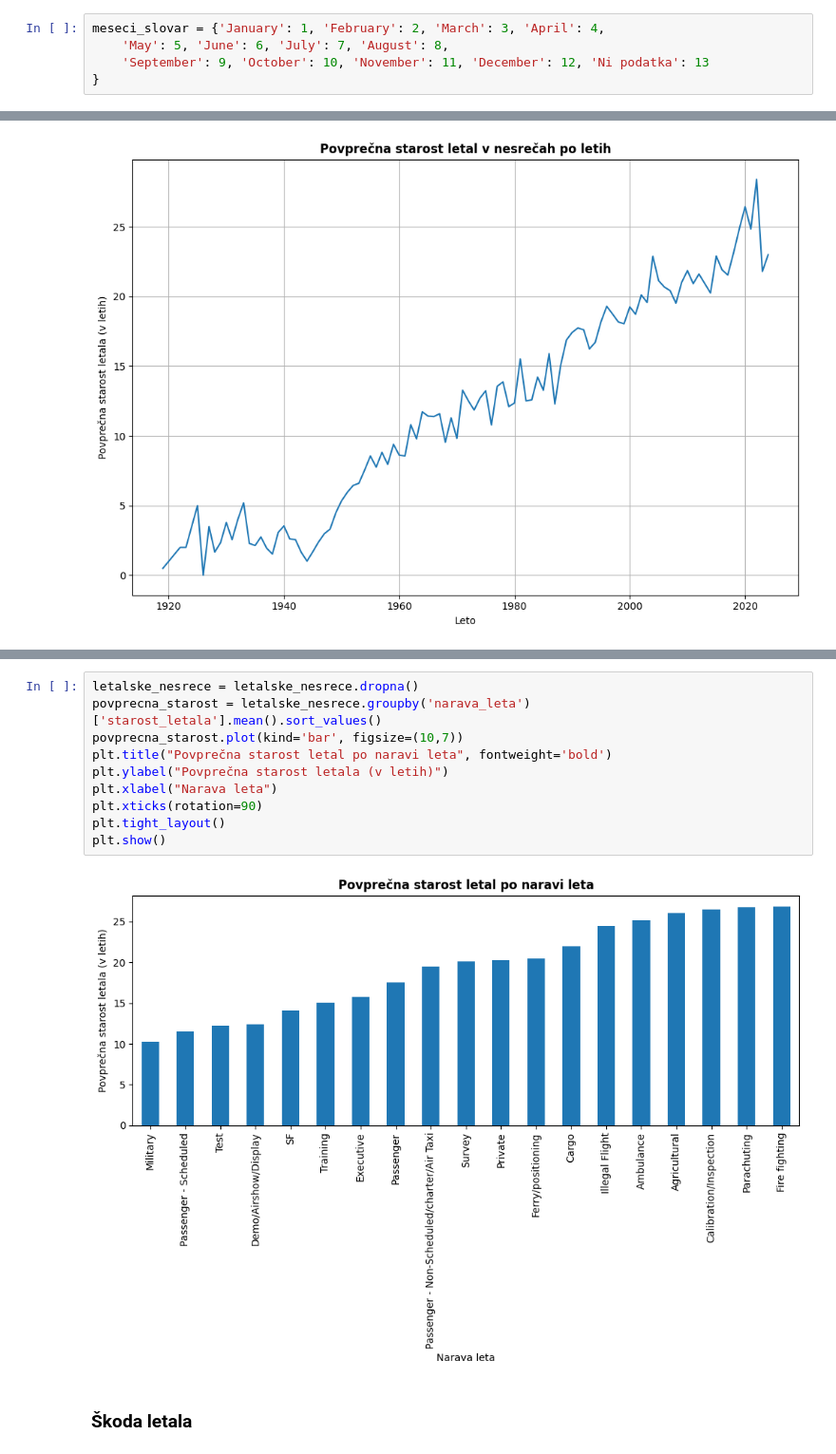
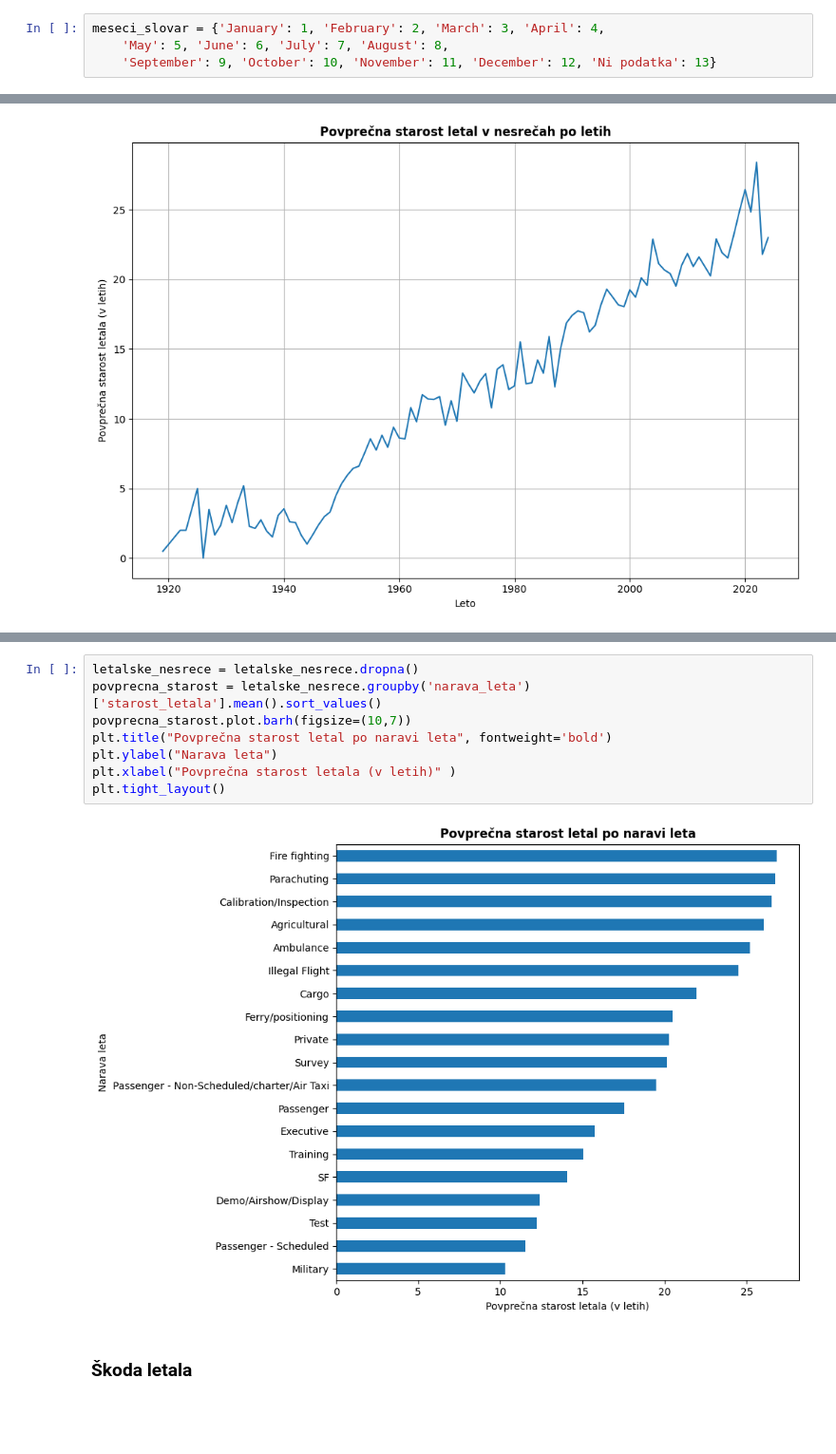
Before and after one commit to kajazefran/Projektna_naloga, a Jupyter notebook: analiza.ipynb, the cells around one changed output, grey strips where cells are left out. Shown at 95% size. Drawn from its saved outputs; the diff is of its cells as text; blank space fills up the shorter version.

Commit message:
Sprememba tipa grafov starosti letal.

```diff
--- a/analiza.ipynb
+++ b/analiza.ipynb
@@ -15,8 +15,7 @@ barve = colormap.colors
 # %%
 meseci_slovar = {'January': 1, 'February': 2, 'March': 3, 'April': 4,
     'May': 5, 'June': 6, 'July': 7, 'August': 8,
-    'September': 9, 'October': 10, 'November': 11, 'December': 12, 'Ni podatka': 13
-}
+    'September': 9, 'October': 10, 'November': 11, 'December': 12, 'Ni podatka': 13}
 # %% [markdown]
 ### Tabela vseh nesreč
 # %%
@@ -211,15 +210,13 @@ plt.show()
 # %%
 letalske_nesrece = letalske_nesrece.dropna()
 povprecna_starost = letalske_nesrece.groupby('narava_leta')['starost_letala'].mean().sort_values()
-povprecna_starost.plot(kind='bar', figsize=(10,7))
+povprecna_starost.plot.barh(figsize=(10,7))
 plt.title("Povprečna starost letal po naravi leta", fontweight='bold')
-plt.ylabel("Povprečna starost letala (v letih)")
-plt.xlabel("Narava leta")
-plt.xticks(rotation=90)
+plt.ylabel("Narava leta")
+plt.xlabel("Povprečna starost letala (v letih)" )
 plt.tight_layout()
-plt.show()
 # %% [output]
-[figure, old version]
+[figure, new version]
 # %% [markdown]
 ### Škoda letala
 # %%
```
Also changed, not shown: parts of 7 cells of this notebook.
